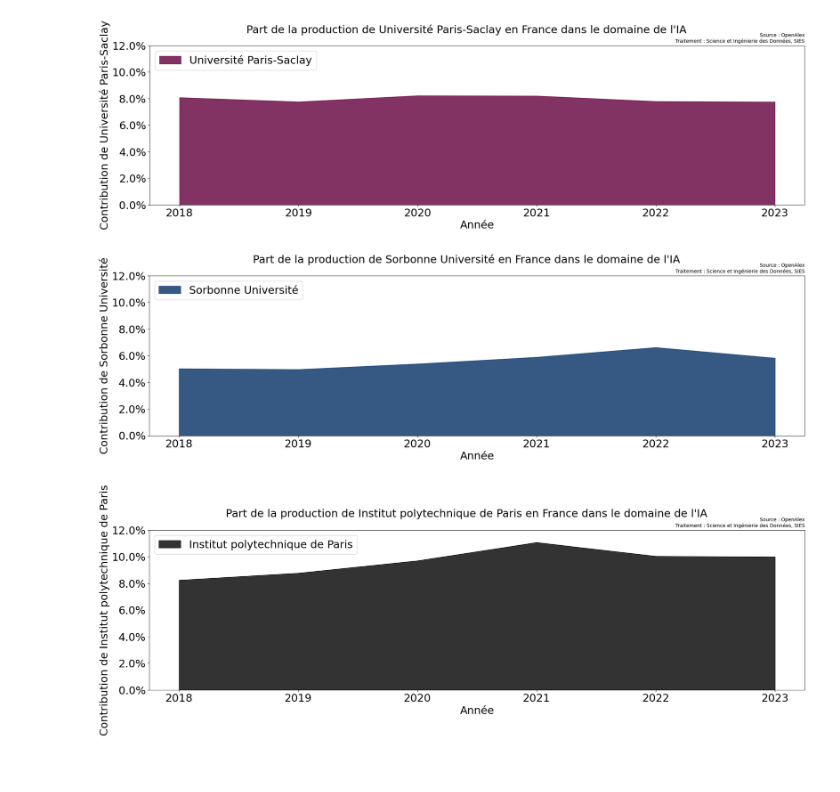
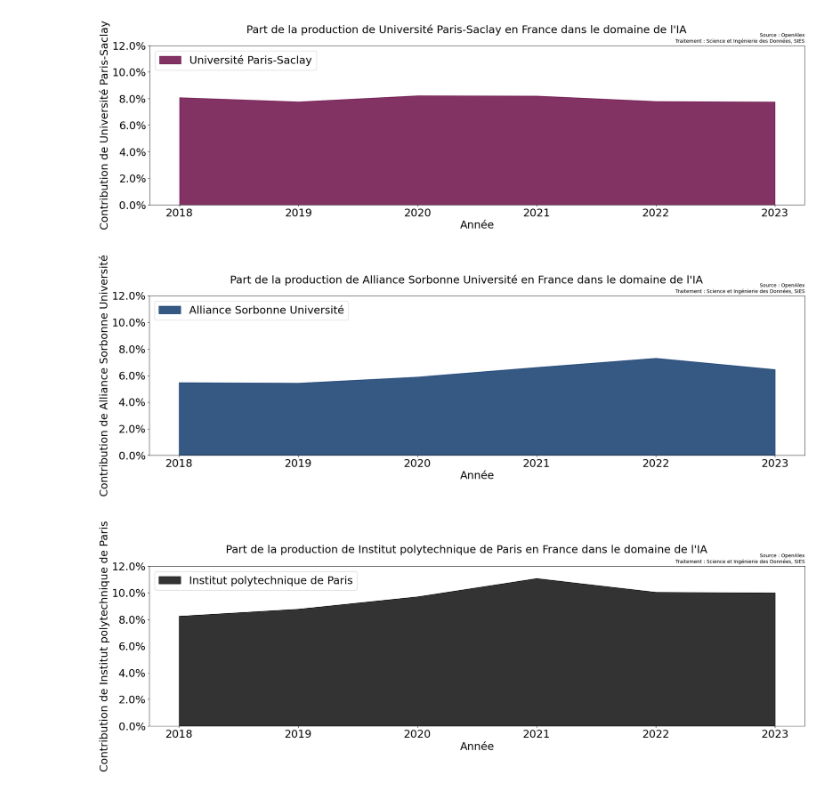
Before and after one commit to dataesr/ia-tracker, a Jupyter notebook: notebooks/OpenAlexWithEtab.ipynb, the cells around one changed output. Saved outputs shown, nothing was run; the diff lists cells and outputs as text; code cells hidden in the pictures.

```diff
--- a/notebooks/OpenAlexWithEtab.ipynb
+++ b/notebooks/OpenAlexWithEtab.ipynb
@@ -10,7 +7,7 @@ dic_id_paysage_RGP = {'PpsCQ':'Université Paris sciences et lettres',
                       'kYR50':'Institut polytechnique de Paris',
                       'qUCQp':'Nantes Université',
                       'bxPQe':'Sorbonne Université',
-                      'LorStr':'Strasbourg/Lorraine',
+                      'LorStr':'Strasbourg/Lorraine et associés',
                       'K4lR3':'Université Clermont Auvergne',
                       's3t8T':"Université Côte d'Azur",
                       'U8a0v':'Université de Lille',
@@ -22,10 +19,23 @@ dic_id_paysage_RGP = {'PpsCQ':'Université Paris sciences et lettres',
                       '5cZyU':'Université Paris Cité',
                       'TWBzp':'Université Paris-Panthéon-Assas',
                       'G2qA7':'Université Paris-Saclay',
-                      'EW53M':'Université Polytechnique Hauts-de-France'
+                      'EW53M':'Université Polytechnique Hauts-de-France',
+                      'ClZg2':'COMUE Angers-Le Mans',
+                      '8A0mg':'Université Bourgogne - Franche-Comté',
+                      'iq0rG':'ComUE Lyon Saint-Étienne',
+                      'G1r6y':'Normandie Université',
+                      'M2Z5a':'Alliance Languedoc-Roussillon Universités',
+                      'A89E8':'AUB - Alliance universitaire de Bretagne',
+                      'r1bRZ':'Alliance universitaire Aliénor d’Aquitaine',
+                      'XeJDw':'Convention de coordination en Nouvelle-Aquitaine',
+                      '6g0Mb':'Paris-Est Sup',
+                      'TW2ed':'Site Aix-Marseille-Provence-Méditerranée',
+                      'dkZ2k':'Alliance Sorbonne Université',
+                      'qIw2S':'Site champenois',
+                      'G63n4':'CY Alliance'
 }
 
-df_etab = pd.read_excel('les_institutions_fr5.xlsx')
+df_etab = pd.read_csv('data_les_institutions_fr5.csv')
 
 etab_dict={}
 for row in df_etab.itertuples():
@@ -168,7 +178,7 @@ organismes=['Centre national de la recherche scientifique',
            "Institut de recherche pour le développement"]
 color_dict = {}
 color_dict['Université Paris-Saclay'] = '#63003C'
-color_dict['Sorbonne Université'] = '#042f66'
+color_dict['Alliance Sorbonne Université'] = '#042f66'
 color_dict['Université Grenoble Alpes'] = '#FF4E01'
 color_dict['Institut polytechnique de Paris'] = 'black'
 color_dict['Université Paris sciences et lettres']='#2F3B89'
@@ -294,9 +304,9 @@ make_graph_share_year('Université Paris-Saclay')
 # %% [output]
 [figure]
 # %%
-make_graph_share_year('Sorbonne Université')
+make_graph_share_year('Alliance Sorbonne Université')
 # %% [output]
-[figure, old version]
+[figure, new version]
 # %%
 make_graph_share_year('Institut polytechnique de Paris')
 # %% [output]
```
Also changed, not shown: parts of 12 cells of this notebook, 4 other files.
